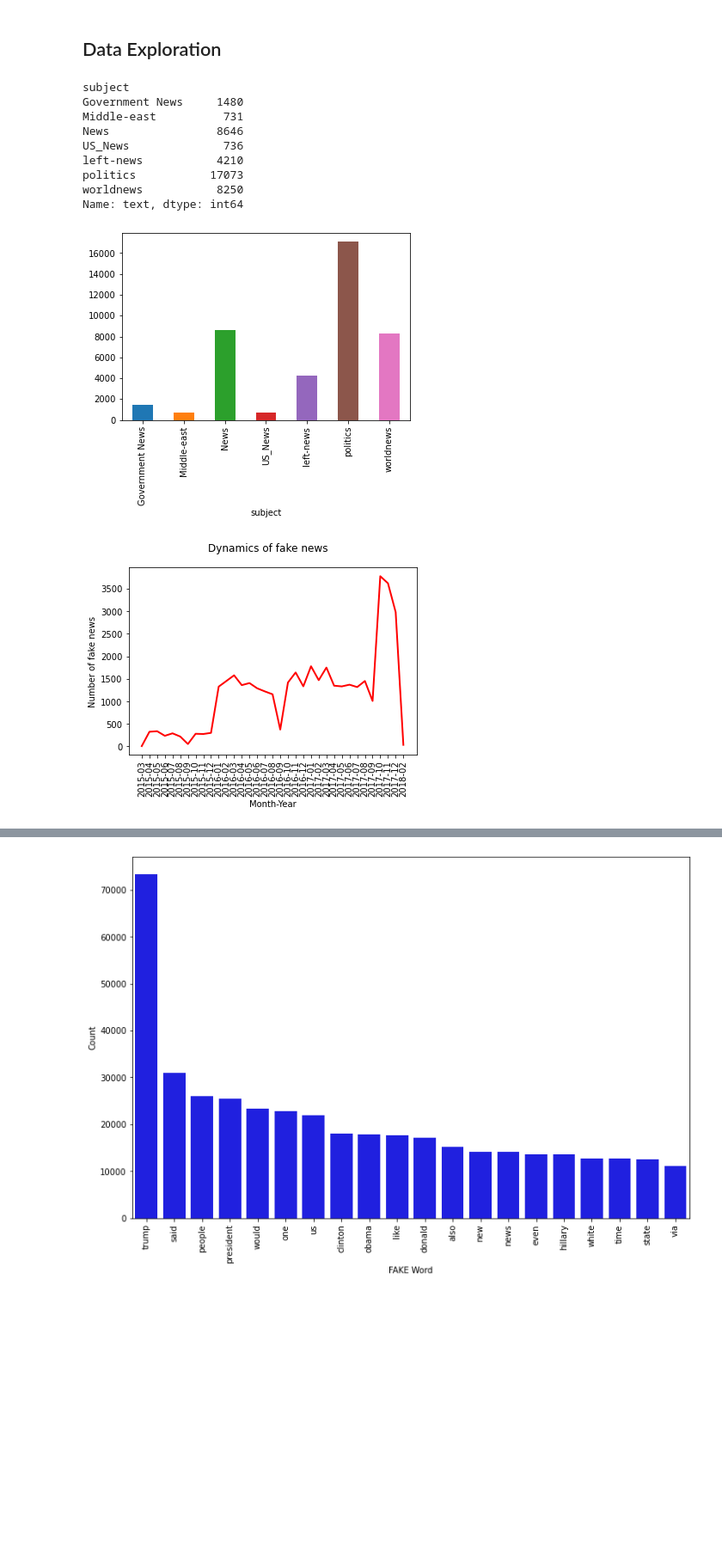
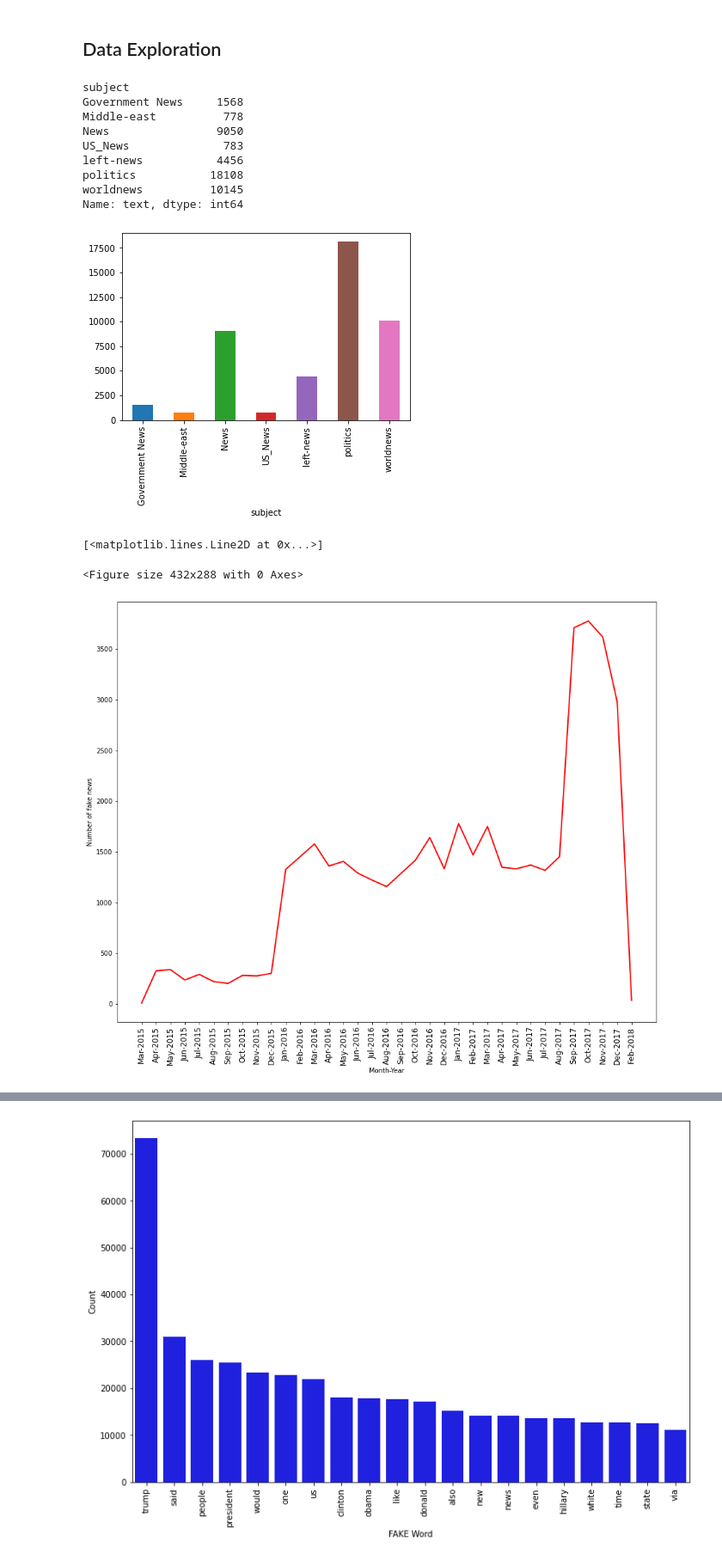
Before and after one commit to jeune/FakeNewsDetector, a Jupyter notebook: Fake News Detection.ipynb, the cells around one changed output, grey strips where cells are left out. Shown at 86% size. Drawn from its saved outputs; the diff is of its cells as text; code cells hidden in the pictures; blank space fills up the shorter version.

```diff
--- a/Fake News Detection.ipynb
+++ b/Fake News Detection.ipynb
@@ -57,30 +68,30 @@ def punctuation_removal(text):
     clean_str = ''.join(all_list)
     return clean_str
 
-
 data['text'] = data['text'].apply(lambda x: x.lower())
 data['text'] = data['text'].apply(punctuation_removal)
 data['subject'] = data['subject'].replace('politicsNews', 'politics')
 data['subject'] = data['subject'].replace('_', '-')
-data['date'] = data['date'].str.replace('Jan ', 'January ')
-data['date'] = data['date'].str.replace('Feb ', 'February ')
-data['date'] = data['date'].str.replace('Mar ', 'March ')
-data['date'] = data['date'].str.replace('Apr ', 'April ')
-data['date'] = data['date'].str.replace('Jun ', 'June ')
-data['date'] = data['date'].str.replace('Jul ', 'July ')
-data['date'] = data['date'].str.replace('Aug ', 'August ')
-data['date'] = data['date'].str.replace('Sep ', 'September ')
-data['date'] = data['date'].str.replace('Oct ', 'October ')
-data['date'] = data['date'].str.replace('Nov ', 'November ')
-data['date'] = data['date'].str.replace('Dec ', 'December ')
-data.date = data.date.str.strip()
-data = data[data.date.str.len() < 18]
-data.date = data.date.apply(lambda x: datetime.strptime(x, "%B %d, %Y") if (len(x) > 9 & len(x) < 18) else datetime.strptime(x, "%d-%b-%y"))
 
 stop = stopwords.words('english')
 # remove stopwords
 data['text'] = data['text'].apply(lambda x: ' '.join([word for word in x.split() if word not in (stop)]))
 # %%
+data['date'] = data['date'].str.replace('Jan ', 'January ')
+data['date'] = data['date'].str.replace('Feb ', 'February ')
+data['date'] = data['date'].str.replace('Mar ', 'March ')
+data['date'] = data['date'].str.replace('Apr ', 'April ')
+data['date'] = data['date'].str.replace('Jun ', 'June ')
+data['date'] = data['date'].str.replace('Jul ', 'July ')
+data['date'] = data['date'].str.replace('Aug ', 'August ')
+data['date'] = data['date'].str.replace('Sep ', 'September ')
+data['date'] = data['date'].str.replace('Oct ', 'October ')
+data['date'] = data['date'].str.replace('Nov ', 'November ')
+data['date'] = data['date'].str.replace('Dec ', 'December ')
+data.date = data.date.str.strip()
+data = data[data.date.str.len() <= 18]  #drop values where the data is not correct in Date field
+data.date = data.date.apply(lambda x: datetime.strptime(x, "%B %d, %Y") if (len(x) > 9 & len(x) < 18) else datetime.strptime(x, "%d-%b-%y"))
+
 data['year'] = data['date'].dt.to_period('Y')
 data['month'] = data['date'].dt.to_period('M')
 data['month'] = data['month'].astype(str)
@@ -92,23 +103,29 @@ data.groupby(['subject'])['text'].count().plot(kind="bar")
 plt.show()
 # %% [output]
 subject
-Government News     1480
-Middle-east          731
-News                8646
-US_News              736
-left-news           4210
-politics           17073
-worldnews           8250
+Government News     1568
+Middle-east          778
+News                9050
+US_News              783
+left-news           4456
+politics           18108
+worldnews          10145
 Name: text, dtype: int64
-[figure, old version]
+[figure, new version]
 # %%
 
 monthly_data = data.groupby(['month'])['text'].count()
+monthly_data = monthly_data.reset_index(level=0)
+monthly_data.month = pd.to_datetime(monthly_data.month)
+monthly_data.month = monthly_data.month.apply(lambda x: x.strftime("%b-%Y"))
 plt.suptitle('Dynamics of fake news')
+plt.figure(figsize=(15,12))
 plt.xticks(rotation=90)
 plt.ylabel('Number of fake news')
 plt.xlabel('Month-Year')
-plt.plot(monthly_data.index, monthly_data.values, linewidth=2, color='red')
-plt.show()
+plt.tick_params(axis='x', which='major', labelsize=12)
+plt.plot(monthly_data.month, monthly_data.text, linewidth=2, color='red')
 # %% [output]
+[<matplotlib.lines.Line2D at 0x...>]
+<Figure size 432x288 with 0 Axes>
-[figure, old version]
+[figure, new version]
```
Also changed, not shown: parts of 12 cells of this notebook.
